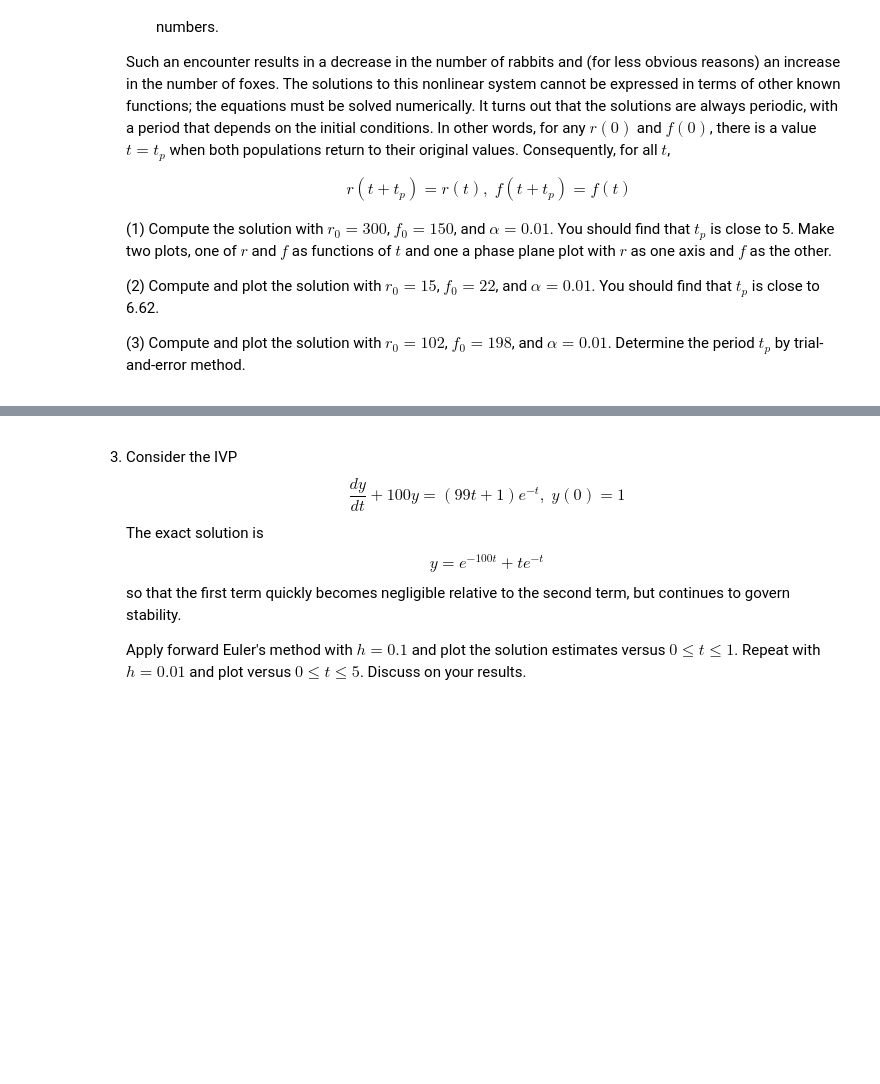
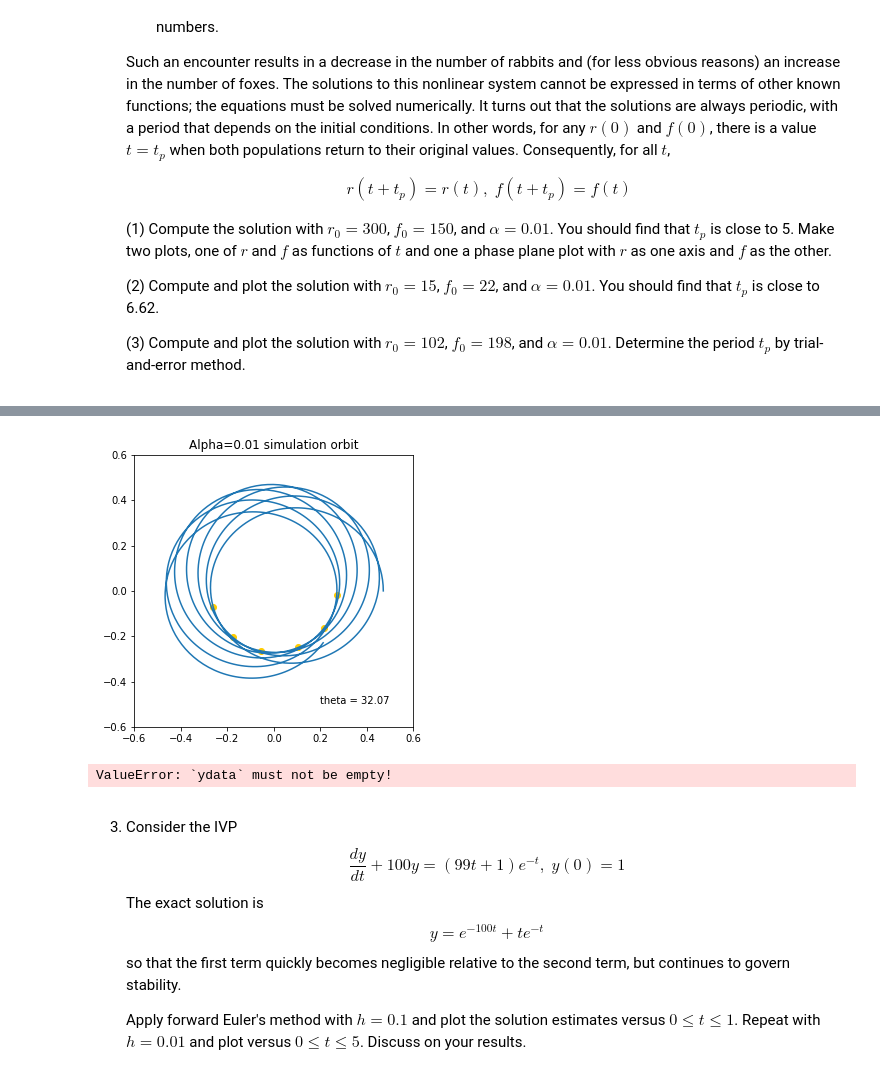
Before and after one commit to Little-old-brother-team/GroupWork, a Jupyter notebook: Week14/第三组-陈丹扬-黄靖涵-张晰.ipynb, the cells around one changed output, grey strips where cells are left out. Drawn from its saved outputs; the diff is of its cells as text; code cells hidden in the pictures; blank space fills up the shorter version.

```diff
--- a/Week14/第三组-陈丹扬-黄靖涵-张晰.ipynb
+++ b/Week14/第三组-陈丹扬-黄靖涵-张晰.ipynb
@@ -68,3 +126,39 @@
+# %%
+# first trial
+import matplotlib.pyplot as plt
+alpha = 0.01
+t = np.linspace(0, 1.5, 1000)
+result = odeint(motion_equation, init_para, t)
+
+peri = find_peri(result[:, 0], result[:, 1])
+delta_theta, dtheta_dt = find_theta(result[:, 0], result[:, 1], t)
+
+plt.figure(figsize=[5, 5])
+plt.plot(result[:, 0], result[:, 1])
+plt.scatter(result[:, 0][peri], result[:, 1][peri], c=[(1, 0.8, 0)])
+plt.xlim(-0.6, 0.6)
+plt.ylim(-0.6, 0.6)
+plt.text(0.2, -0.5, f"theta = {delta_theta:.2f}")
+plt.title(f"Alpha={alpha:.2f} simulation orbit")
+plt.show()
+# %% [output]
+[figure, added]
+# %%
+t = np.linspace(0, 1.5, 30000)
+delta_theta = []
+dtheta_dt = []
+alpha_space = np.logspace(0.01, 0.01, 1)
+for alpha in alpha_space:
+    result = odeint(motion_equation, init_para, t)
+    dthe, dth_dt = find_theta(result[:, 0], result[:, 1], t)
+    delta_theta.append(dthe)
+    dtheta_dt.append(dth_dt)
+
+plt.figure()
+plt.loglog(alpha_space, delta_theta)
+plt.show()
+# %% [output]
+ValueError: `ydata` must not be empty!
 # %% [markdown]
 3. Consider the IVP
     $$
```
Also changed, not shown: parts of 1 cell of this notebook, 1 other file.
